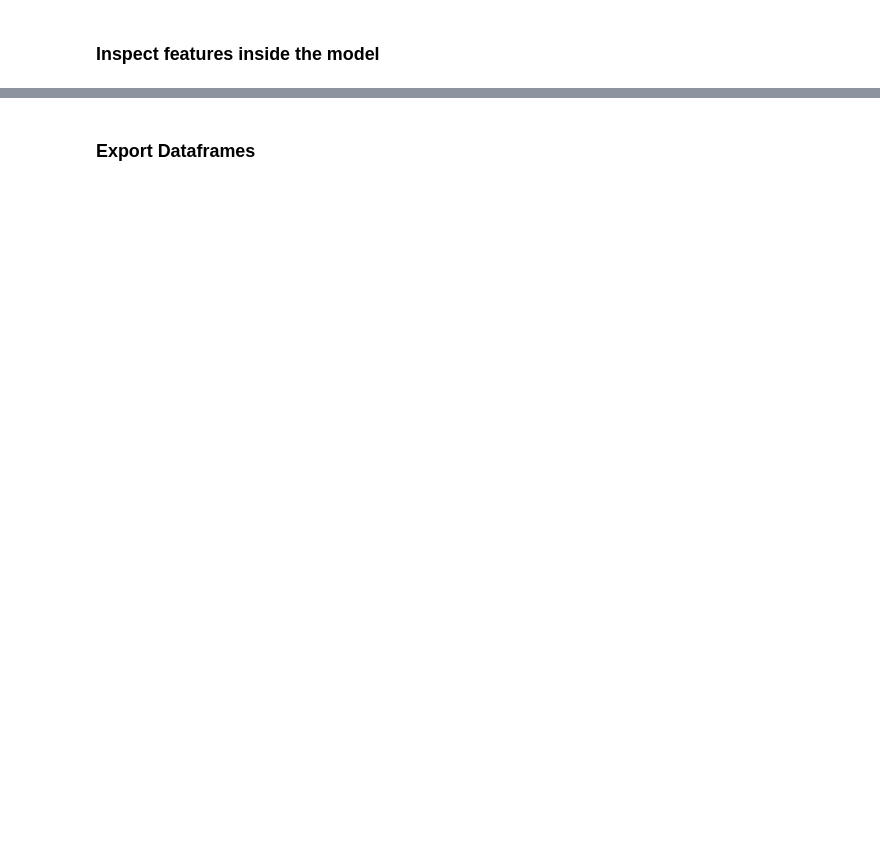
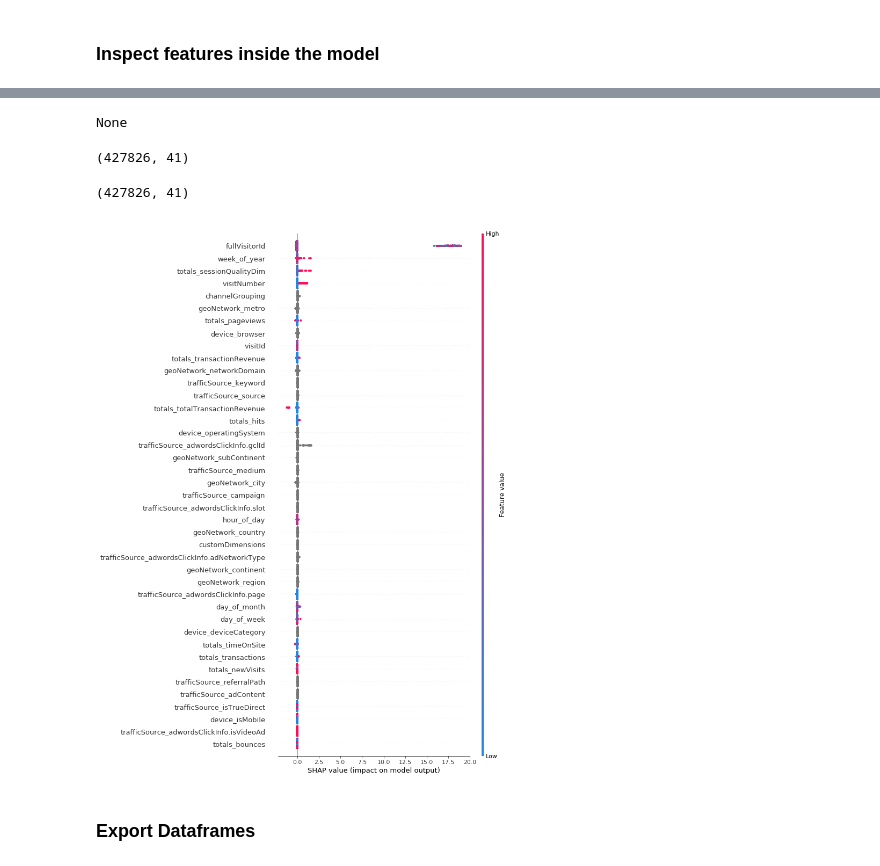
Before and after one commit to TacchinoLeso/GoogleAnalyticsCustomerRevenue, a Jupyter notebook: Version_2/Feature_Engineering_v2(4).ipynb, the cells around one changed output, grey strips where cells are left out. Saved outputs shown, nothing was run; the diff lists cells and outputs as text; code cells hidden in the pictures; blank space fills up the shorter version.

```diff
--- a/Version_2/Feature_Engineering_v2(4).ipynb
+++ b/Version_2/Feature_Engineering_v2(4).ipynb
@@ -341,0 +377,6 @@ TypeError: Cannot convert 'b"[{'index': '4', 'value': 'North America'}]"' to flo
+# %%
+import shap
+
+# load JS visualization code to notebook
+shap.initjs()
+shap_values = np.asarray(cat.get_feature_importance(pool, fstr_type='ShapValues'))
@@ -342,3 +386,26 @@ TypeError: Cannot convert 'b"[{'index': '4', 'value': 'North America'}]"' to flo
+# %%
+"""explainer = shap.TreeExplainer(cat)
+print(explainer.expected_value)"""
+# %% [output]
+None
+# %%
+"""(shap_values[:,:41]).shape"""
+# %% [output]
+(427826, 41)
+# %%
+"""pool.shape"""
+# %% [output]
+(427826, 41)
+# %%
+# summarize the effects of all the features
+shap.summary_plot(
+    shap_values[:,:41],
+    features = train,
+    feature_names = train.columns,
+    max_display =41
+)
+# %% [output]
+[figure, added]
 # %% [markdown]
 ### Export Dataframes
 # %%
```
Also changed, not shown: parts of 15 cells of this notebook, 6 other files.
